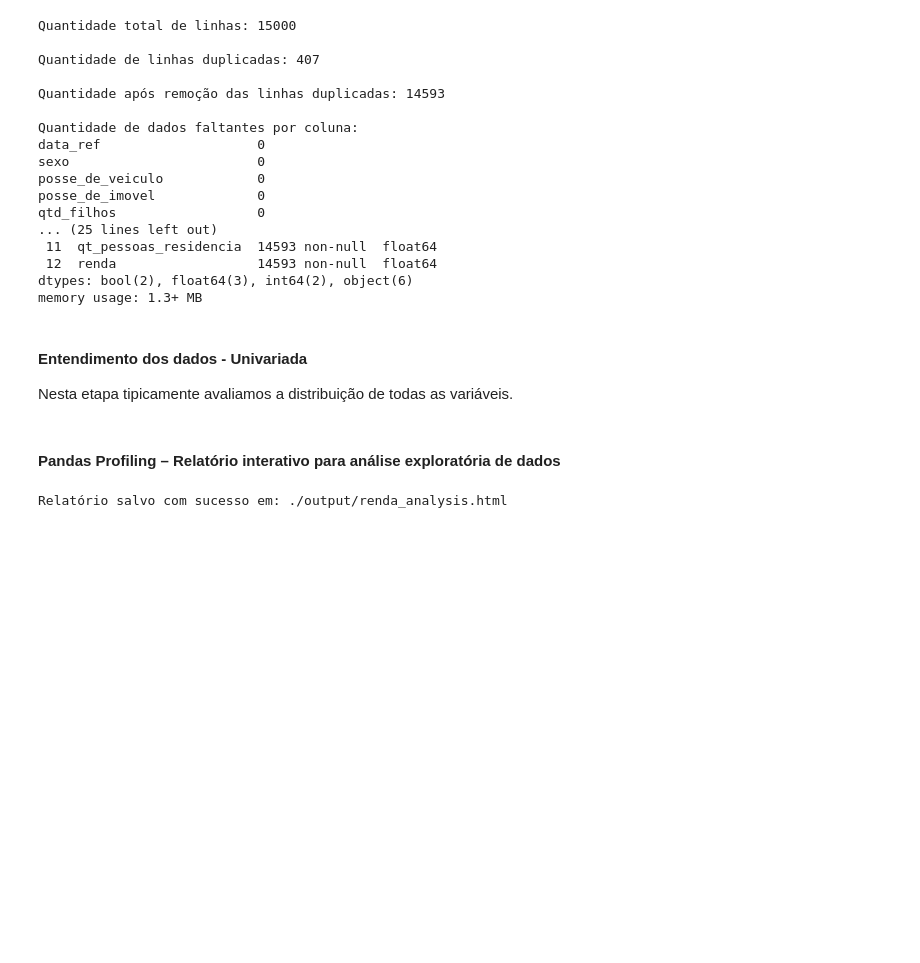
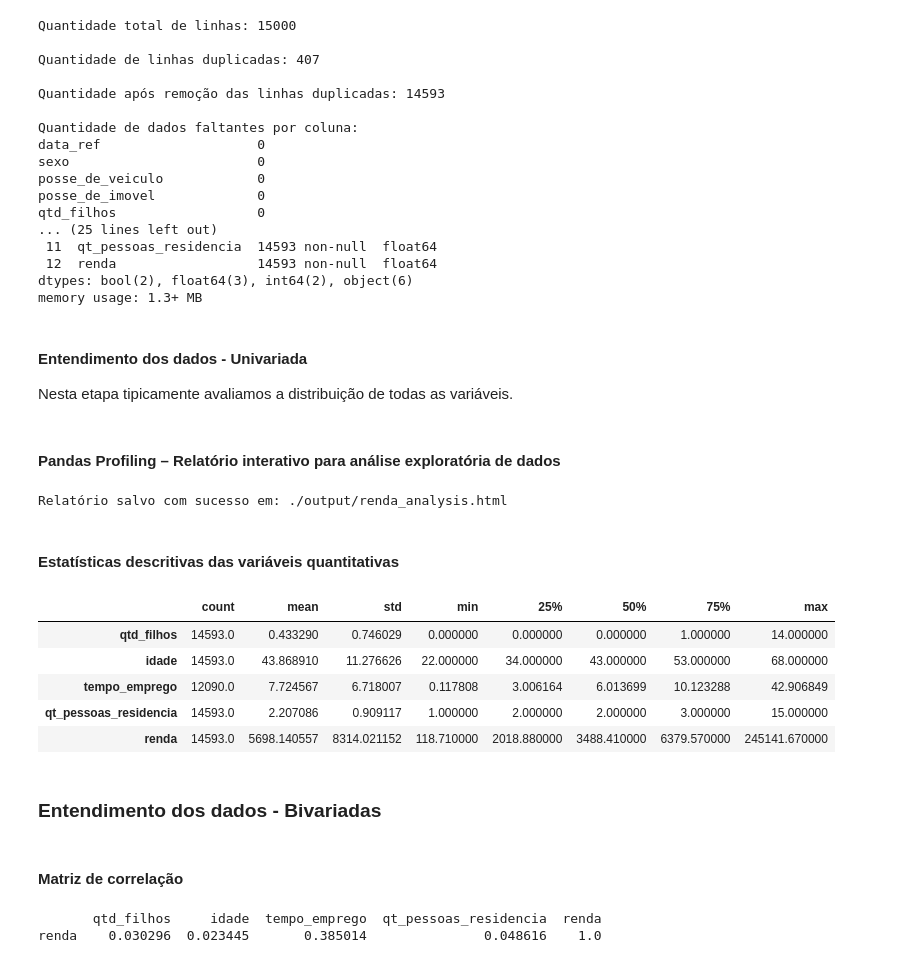
Before and after one commit to PaulodiasDeveloper/Previsao_renda, a Jupyter notebook: projeto_teste.ipynb, the cells around one changed output. Drawn from its saved outputs; the diff is of its cells as text; code cells hidden in the pictures; blank space fills up the shorter version.

```diff
--- a/projeto_teste.ipynb
+++ b/projeto_teste.ipynb
@@ -188,3 +188,31 @@ else:
     print("Erro ao salvar o relatório.")
 # %% [output]
 Relatório salvo com sucesso em: ./output/renda_analysis.html
+# %% [markdown]
+####  Estatísticas descritivas das variáveis quantitativas
+# %%
+renda.describe().transpose()
+# %% [output]
+|  | count | mean | std | min | 25% | 50% | 75% | max |
+| qtd_filhos | 14593.0 | 0.433290 | 0.746029 | 0.000000 | 0.000000 | 0.000000 | 1.000000 | 14.000000 |
+| idade | 14593.0 | 43.868910 | 11.276626 | 22.000000 | 34.000000 | 43.000000 | 53.000000 | 68.000000 |
+| tempo_emprego | 12090.0 | 7.724567 | 6.718007 | 0.117808 | 3.006164 | 6.013699 | 10.123288 | 42.906849 |
+| qt_pessoas_residencia | 14593.0 | 2.207086 | 0.909117 | 1.000000 | 2.000000 | 2.000000 | 3.000000 | 15.000000 |
+| renda | 14593.0 | 5698.140557 | 8314.021152 | 118.710000 | 2018.880000 | 3488.410000 | 6379.570000 | 245141.670000 |
+# %% [markdown]
+### Entendimento dos dados - Bivariadas
+# %% [markdown]
+#### Matriz de correlação
+# %%
+renda_numerico = renda.iloc[:, 3:].select_dtypes(include=np.number)
+
+# Calcula a correlação
+correlacao = renda_numerico.corr()
+
+# Seleciona a última linha
+ultima_linha_correlacao = correlacao.tail(n=1)
+
+print(ultima_linha_correlacao)
+# %% [output]
+       qtd_filhos     idade  tempo_emprego  qt_pessoas_residencia  renda
+renda    0.030296  0.023445       0.385014               0.048616    1.0
```
Also changed, not shown: parts of 3 cells of this notebook.
